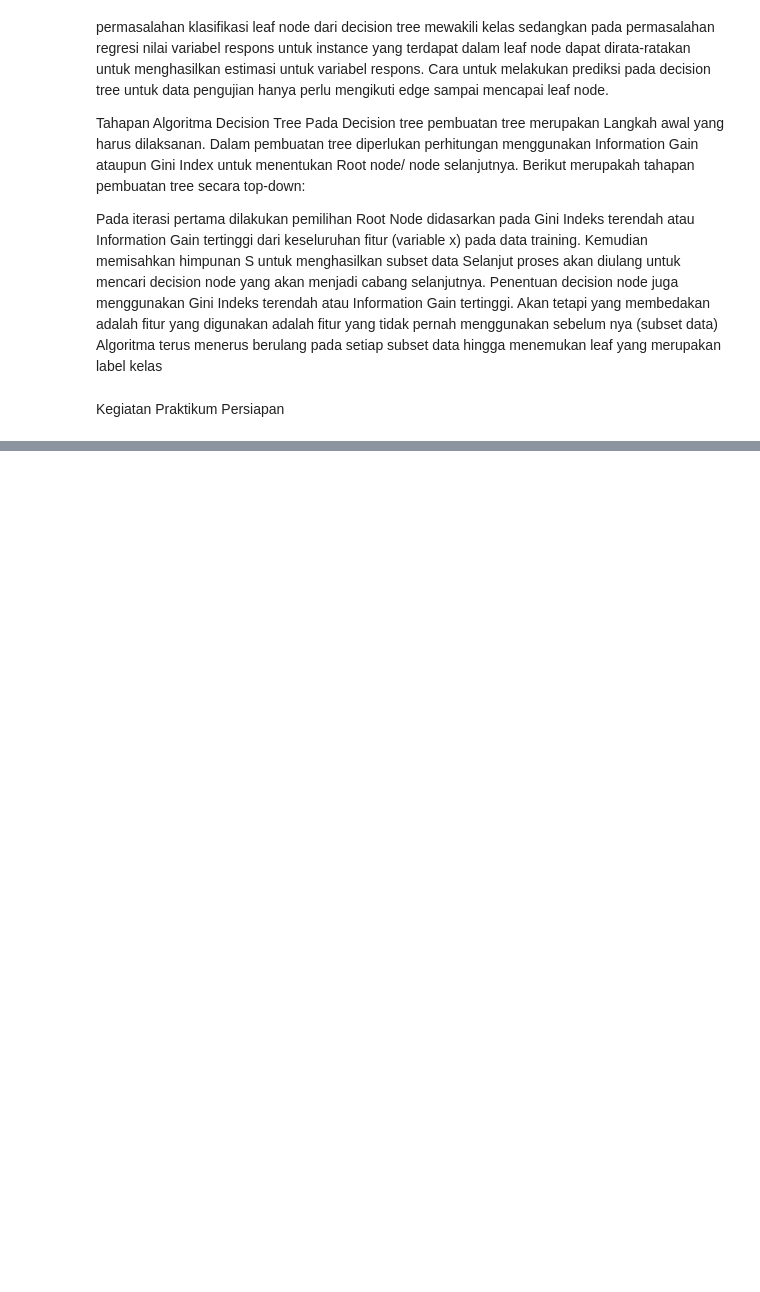
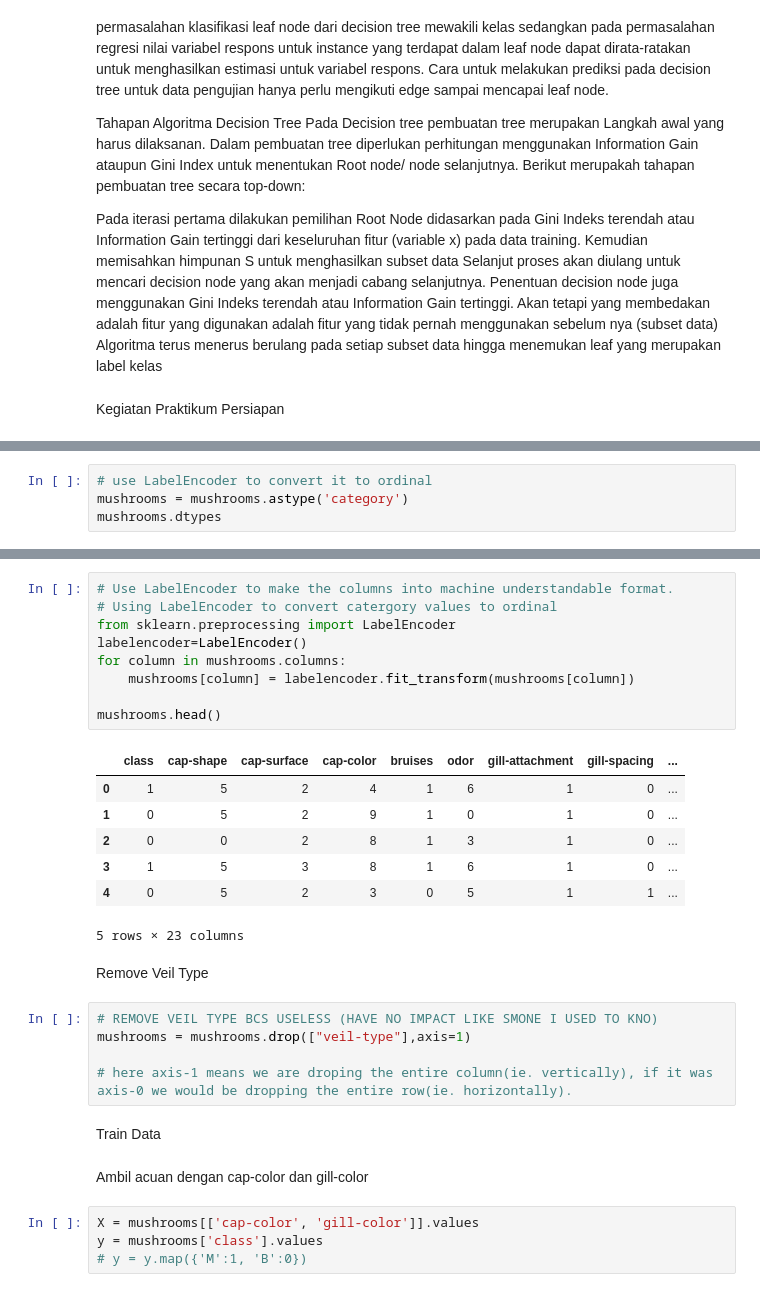
Before and after one commit to elsaprelia/MACHINE-LEARNING, a Jupyter notebook: js5_elsa.ipynb, the cells around one changed output, grey strips where cells are left out. Drawn from its saved outputs; the diff is of its cells as text; blank space fills up the shorter version.

```diff
--- a/js5_elsa.ipynb
+++ b/js5_elsa.ipynb
@@ -47,0 +138,4 @@ Persiapan
+# %%
+# use LabelEncoder to convert it to ordinal
+mushrooms = mushrooms.astype('category')
+mushrooms.dtypes
@@ -47,0 +160,32 @@ Persiapan
+# %%
+# Use LabelEncoder to make the columns into machine understandable format.
+# Using LabelEncoder to convert catergory values to ordinal
+from sklearn.preprocessing import LabelEncoder
+labelencoder=LabelEncoder()
+for column in mushrooms.columns:
+    mushrooms[column] = labelencoder.fit_transform(mushrooms[column])
+
+mushrooms.head()
+# %% [output]
+|  | class | cap-shape | cap-surface | cap-color | bruises | odor | gill-attachment | gill-spacing | ... |
+| 0 | 1 | 5 | 2 | 4 | 1 | 6 | 1 | 0 | ... |
+| 1 | 0 | 5 | 2 | 9 | 1 | 0 | 1 | 0 | ... |
+| 2 | 0 | 0 | 2 | 8 | 1 | 3 | 1 | 0 | ... |
+| 3 | 1 | 5 | 3 | 8 | 1 | 6 | 1 | 0 | ... |
+| 4 | 0 | 5 | 2 | 3 | 0 | 5 | 1 | 1 | ... |
+5 rows × 23 columns
+# %% [markdown]
+Remove Veil Type
+# %%
+# REMOVE VEIL TYPE BCS USELESS (HAVE NO IMPACT LIKE SMONE I USED TO KNO)
+mushrooms = mushrooms.drop(["veil-type"],axis=1)
+
+# here axis-1 means we are droping the entire column(ie. vertically), if it was axis-0 we would be dropping the entire row(ie. horizontally).
+# %% [markdown]
+Train Data
+# %% [markdown]
+Ambil acuan dengan cap-color dan gill-color
+# %%
+X = mushrooms[['cap-color', 'gill-color']].values
+y = mushrooms['class'].values
+# y = y.map({'M':1, 'B':0})
```
Also changed, not shown: parts of 15 cells of this notebook.
